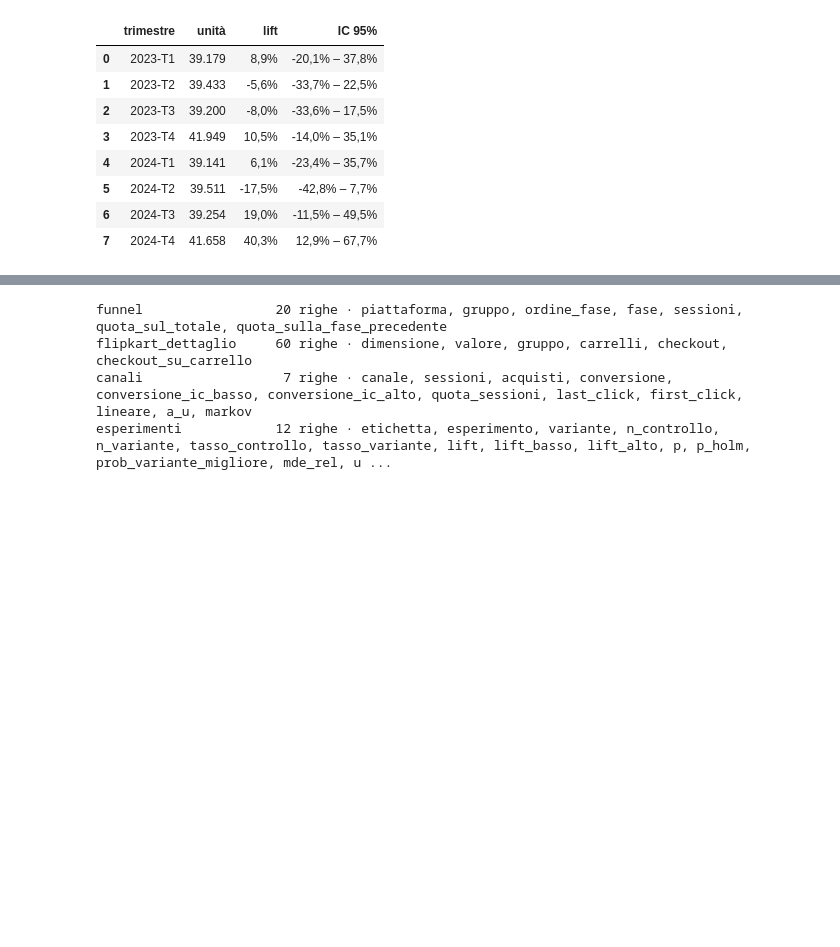
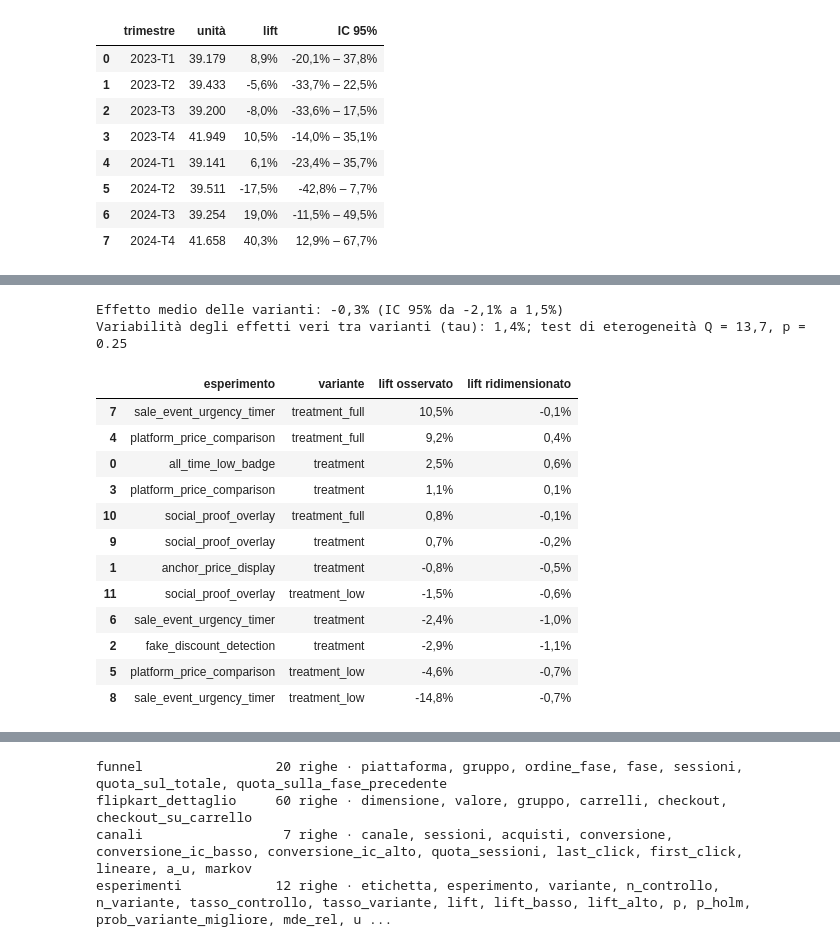
Before and after one commit to kejSirio/thelook-analytics, a Jupyter notebook: notebooks/03_ab_test_e_funnel.ipynb, the cells around one changed output, grey strips where cells are left out. Drawn from its saved outputs; the diff is of its cells as text; code cells hidden in the pictures; blank space fills up the shorter version.

```diff
--- a/notebooks/03_ab_test_e_funnel.ipynb
+++ b/notebooks/03_ab_test_e_funnel.ipynb
@@ -1202,0 +1355,37 @@ platform_price_comparison · treatment_full: lift per trimestre, utenti attivi n
+# %%
+y = conf["lift"].to_numpy()
+v = (((conf["diff_alto"] - conf["diff_basso"]) / (2 * Z)) / conf["tasso_controllo"]).to_numpy() ** 2
+w = 1 / v
+mu_fisso = (w * y).sum() / w.sum()
+Q = (w * (y - mu_fisso) ** 2).sum()
+k = len(y)
+tau2 = max(0.0, (Q - (k - 1)) / (w.sum() - (w ** 2).sum() / w.sum()))
+w_rand = 1 / (v + tau2)
+mu = (w_rand * y).sum() / w_rand.sum()
+se_mu = np.sqrt(1 / w_rand.sum())
+conf["lift_ridimensionato"] = mu + tau2 / (tau2 + v) * (y - mu)
+
+print(f"Effetto medio delle varianti: {pct(mu)} (IC 95% da {pct(mu - Z * se_mu)} a {pct(mu + Z * se_mu)})")
+print(f"Variabilità degli effetti veri tra varianti (tau): {pct(np.sqrt(tau2))}; "
+      f"test di eterogeneità Q = {num(Q, 1)}, p = {stats.chi2.sf(Q, k - 1):.2g}\n")
+display(pd.DataFrame({
+    "esperimento": conf["esperimento"], "variante": conf["variante"],
+    "lift osservato": conf["lift"].map(pct),
+    "lift ridimensionato": conf["lift_ridimensionato"].map(pct),
+}).sort_values("lift osservato", key=lambda s: s.str.replace(",", ".").str.rstrip("%").astype(float), ascending=False))
+# %% [output]
+Effetto medio delle varianti: -0,3% (IC 95% da -2,1% a 1,5%)
+Variabilità degli effetti veri tra varianti (tau): 1,4%; test di eterogeneità Q = 13,7, p = 0.25
+|  | esperimento | variante | lift osservato | lift ridimensionato |
+| 7 | sale_event_urgency_timer | treatment_full | 10,5% | -0,1% |
+| 4 | platform_price_comparison | treatment_full | 9,2% | 0,4% |
+| 0 | all_time_low_badge | treatment | 2,5% | 0,6% |
+| 3 | platform_price_comparison | treatment | 1,1% | 0,1% |
+| 10 | social_proof_overlay | treatment_full | 0,8% | -0,1% |
+| 9 | social_proof_overlay | treatment | 0,7% | -0,2% |
+| 1 | anchor_price_display | treatment | -0,8% | -0,5% |
+| 11 | social_proof_overlay | treatment_low | -1,5% | -0,6% |
+| 6 | sale_event_urgency_timer | treatment | -2,4% | -1,0% |
+| 2 | fake_discount_detection | treatment | -2,9% | -1,1% |
+| 5 | platform_price_comparison | treatment_low | -4,6% | -0,7% |
+| 8 | sale_event_urgency_timer | treatment_low | -14,8% | -0,7% |
```
Also changed, not shown: parts of 16 cells of this notebook, 6 other files.
